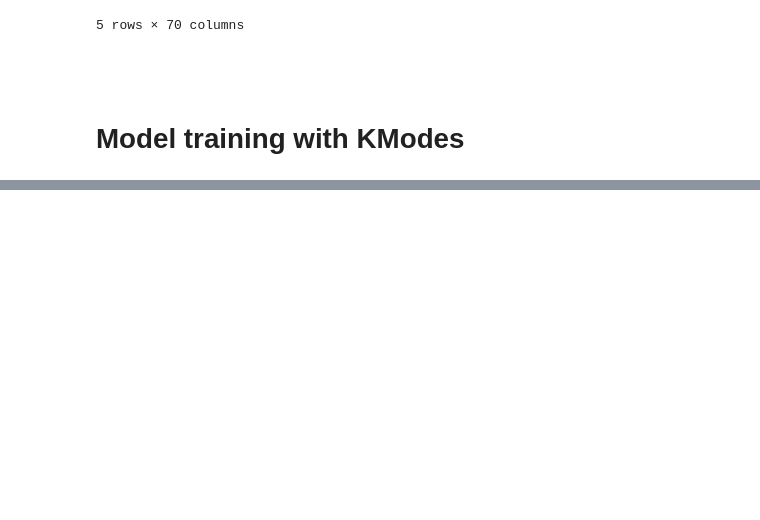
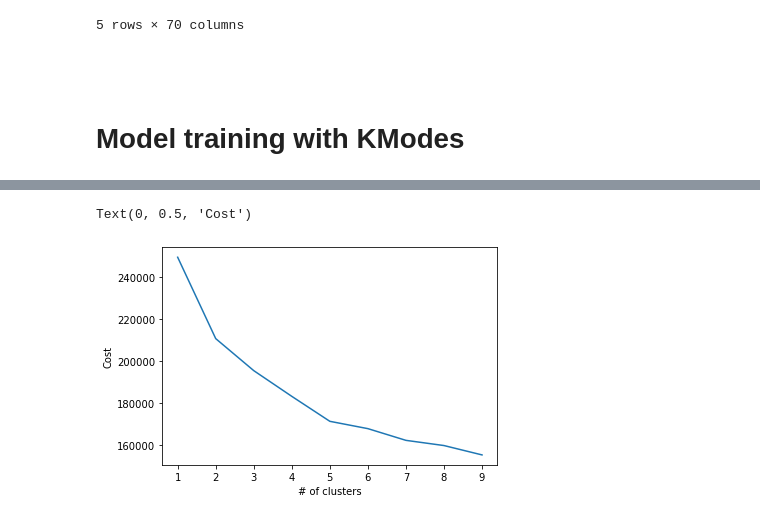
Before and after one commit to MinThuraZaw/Clustering-with-KModes-in-Python, a Jupyter notebook: notebook files/KModes Clustering.ipynb, the cells around one changed output, grey strips where cells are left out. Saved outputs shown, nothing was run; the diff lists cells and outputs as text; code cells hidden in the pictures; blank space fills up the shorter version.

```diff
--- a/notebook files/KModes Clustering.ipynb
+++ b/notebook files/KModes Clustering.ipynb
@@ -124,0 +134,11 @@ Starting iterations...
+# %%
+#plot the costs to pick the best cluster value
+#I think I can use 5 from this result
+
+y = np.array([i for i in range(1,10,1)])
+plt.plot(y, cost)
+plt.xlabel('# of clusters')
+plt.ylabel('Cost')
+# %% [output]
+Text(0, 0.5, 'Cost')
+[figure, added]
```
Also changed, not shown: parts of 3 cells of this notebook.
